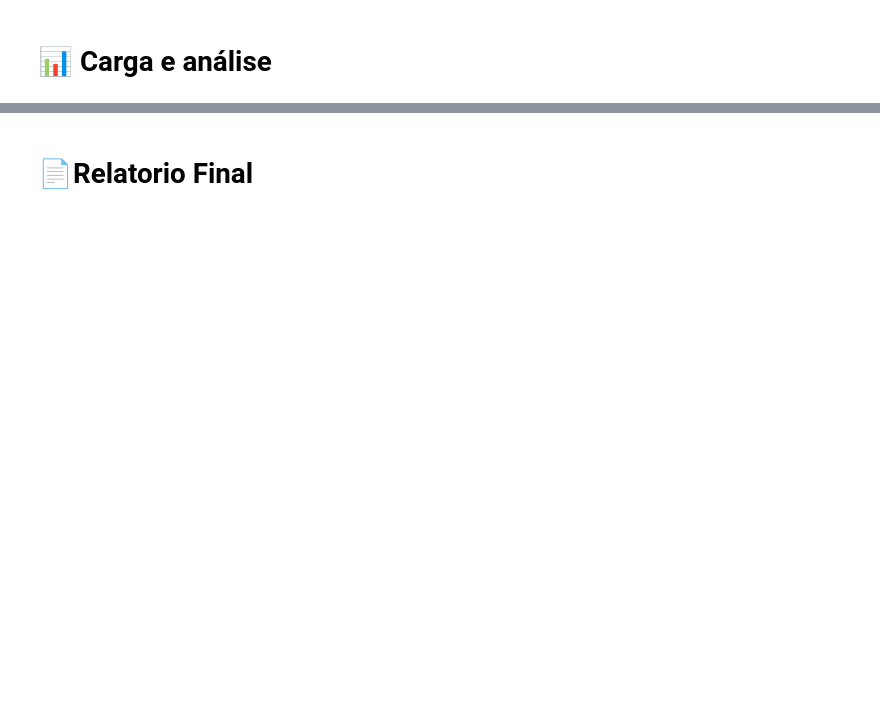
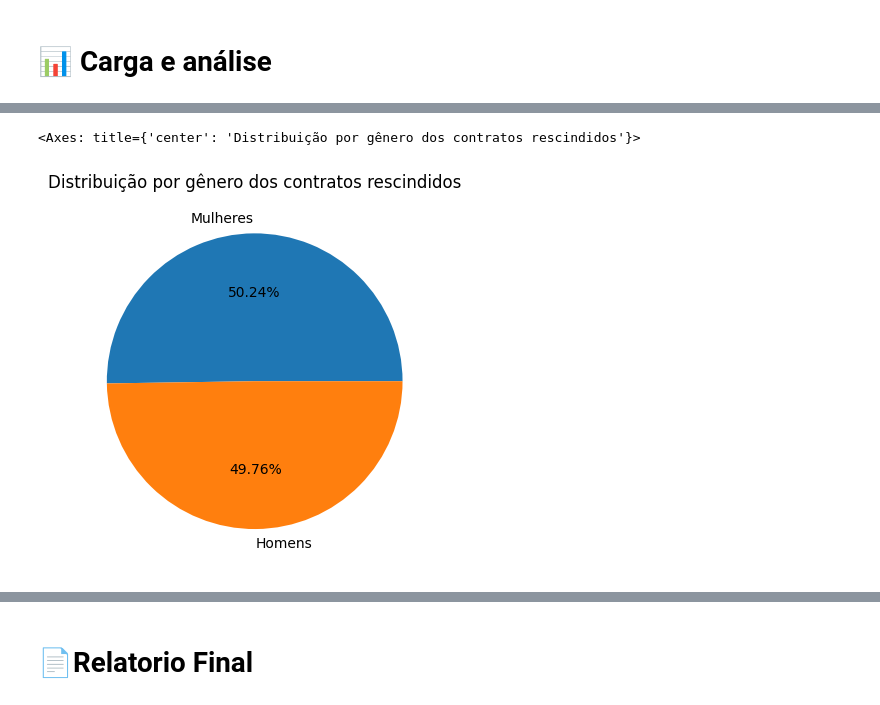
Before and after one commit to Cleianderson/challenge-one-3, a Jupyter notebook: TelecomX_BR.ipynb, the cells around one changed output, grey strips where cells are left out. Drawn from its saved outputs; the diff is of its cells as text; code cells hidden in the pictures; blank space fills up the shorter version.

```diff
--- a/TelecomX_BR.ipynb
+++ b/TelecomX_BR.ipynb
@@ -27,0 +89,3 @@ df_final.head()
+# %%
+df_churn = df_final[df_final['Churn'] == True]
+df_not_churn = df_final[df_final['Churn'] == False]
@@ -29,0 +123,5 @@ df_final.head()
+# %%
+df_churn.groupby('customer_gender')['Churn'].value_counts().plot(kind='pie', ylabel='', title='Distribuição por gênero dos contratos rescindidos', autopct='%1.2f%%', labels=['Mulheres', 'Homens'])
+# %% [output]
+<Axes: title={'center': 'Distribuição por gênero dos contratos rescindidos'}>
+[figure, added]
```
Also changed, not shown: parts of 29 cells of this notebook.
